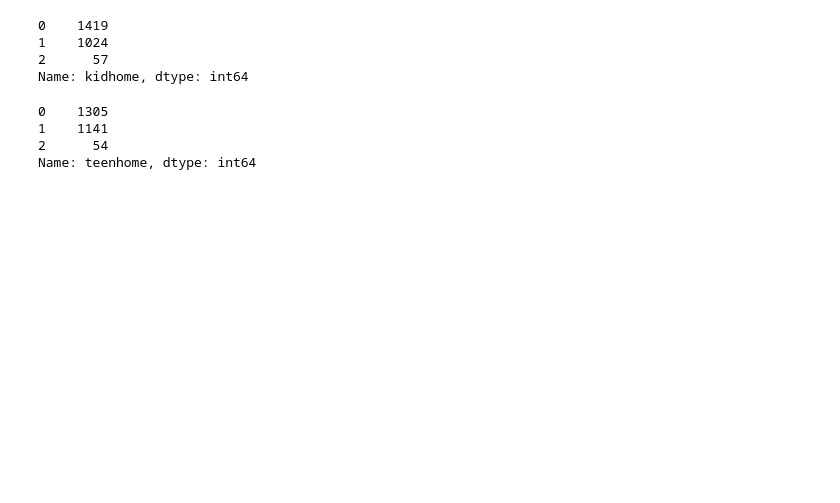
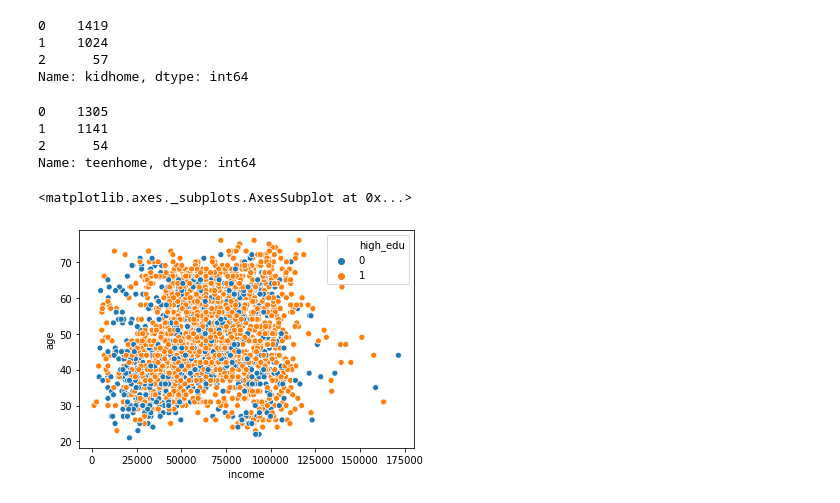
Before and after one commit to EDSA2020/project, a Jupyter notebook: MLaDS_Project.ipynb, the cells around one changed output. Drawn from its saved outputs; the diff is of its cells as text; code cells hidden in the pictures; blank space fills up the shorter version.

```diff
--- a/MLaDS_Project.ipynb
+++ b/MLaDS_Project.ipynb
@@ -218,8 +222,14 @@ No missing values.
 # %%
 # Some preliminary transformations
 g33['age'] = date.today().year - g33['year_birth']
+g33['customeryears'] = g33['dt_customer'].apply(lambda x: date.today().year - x.year)
 g33['dependents'] = g33['kidhome'] + g33['teenhome']
 g33['marital_status'].replace('together','married', inplace = True)
+g33['high_edu'] = np.where((g33['education']=='graduation')|
+                           (g33['education']=='master')|
+                           (g33['education']=='phd'),1,0)
+g33['acceptedc']=g33['acceptedcmp1']+g33['acceptedcmp2']+g33['acceptedcmp3']+g33['acceptedcmp4']+g33['acceptedcmp5']
+g33['mnt']=g33['mntsneakers']+g33['mntrackets']+g33['mnttshirts']+g33['mntwatches']+g33['mnthats']+g33['mntpremium_brand']
 g33.describe()
 # %% [output]
 |  | year_birth | income | kidhome | teenhome | recency | mntsneakers | mnttshirts | mntrackets | mntwatches | ... |
@@ -283,3 +292,8 @@ g33['teenhome'].value_counts()
 1    1141
 2      54
 Name: teenhome, dtype: int64
+# %%
+sns.scatterplot(x = 'income', y = 'age',hue = 'high_edu', data = g33)
+# %% [output]
+<matplotlib.axes._subplots.AxesSubplot at 0x...>
+[figure, added]
```
Also changed, not shown: parts of 17 cells of this notebook.
